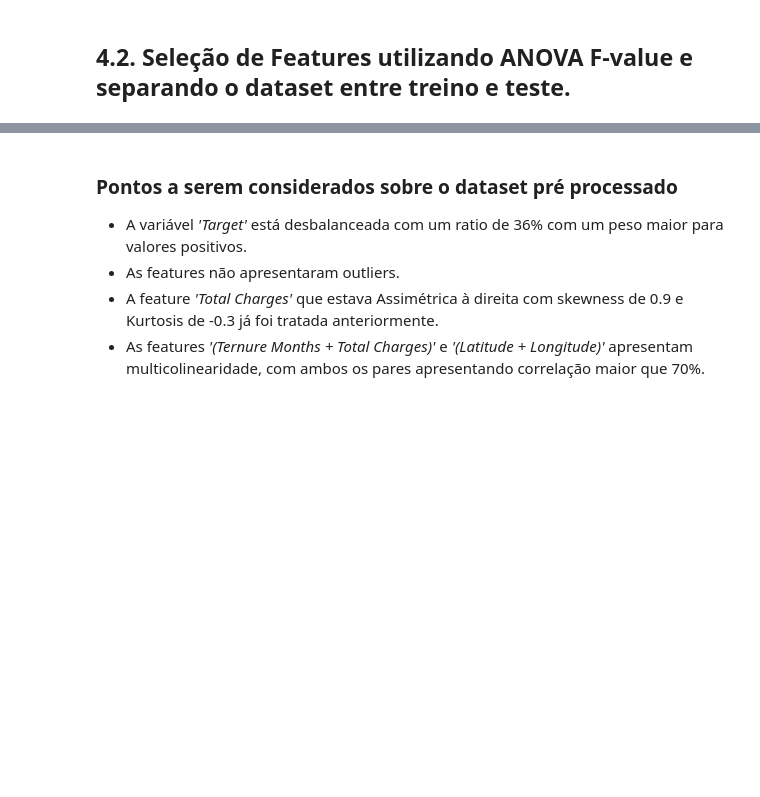
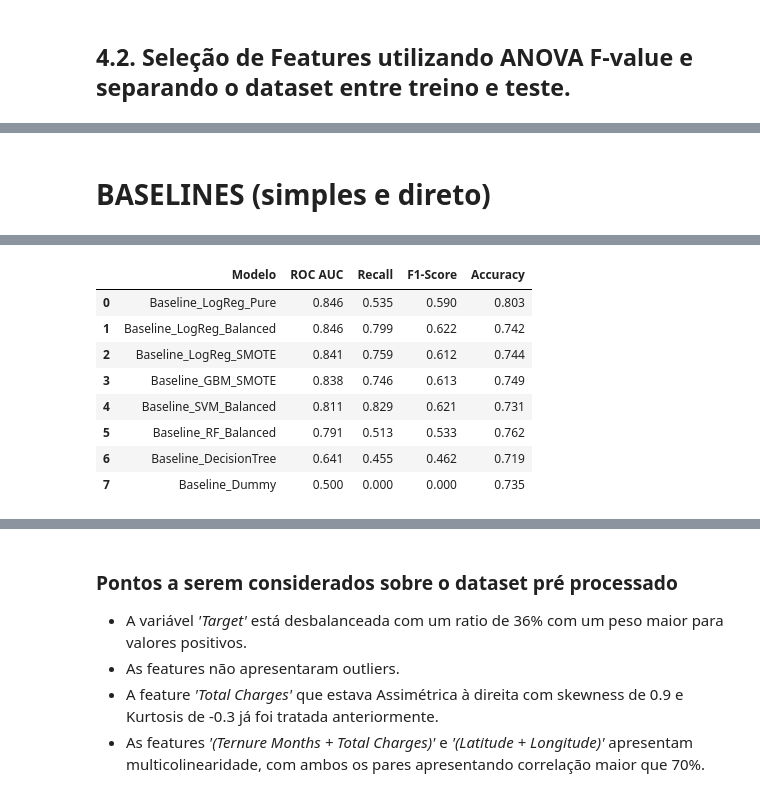
Before and after one commit to fiap-postech-ml-engineering/ml-churn-prediction, a Jupyter notebook: notebooks/02_baselines.ipynb, the cells around one changed output, grey strips where cells are left out. Cells and saved outputs as stored; diff of their text form; code cells hidden in the pictures; blank space fills up the shorter version.

```diff
--- a/notebooks/02_baselines.ipynb
+++ b/notebooks/02_baselines.ipynb
@@ -487,0 +311,58 @@ As 25 features selecionadas serão utilizadas em todos os modelos subsequentes.
+# %% [markdown]
+# BASELINES (simples e direto)
+# %%
+# 1. Preparação do SMOTE apenas nos dados de treino selecionados
+smote = SMOTE(random_state=RANDOM_SEED)
+X_train_smote, y_train_smote = smote.fit_resample(X_train_selected, y_train)
+
+# 2. Configuração dos experimentos
+# Estrutura: (Nome do Run, Instância do Modelo, X_treino, y_treino, Família, Estratégia)
+baseline_configs = [
+    ("Baseline_Dummy", DummyClassifier(strategy="most_frequent"), X_train_selected, y_train, "baseline", "none"),
+    ("Baseline_LogReg_Pure", LogisticRegression(max_iter=1000, random_state=RANDOM_SEED), X_train_selected, y_train, "linear", "none"),
+    ("Baseline_LogReg_Balanced", LogisticRegression(max_iter=1000, class_weight="balanced", random_state=RANDOM_SEED), X_train_selected, y_train, "linear", "balanced"),
+    ("Baseline_LogReg_SMOTE", LogisticRegression(max_iter=1000, random_state=RANDOM_SEED), X_train_smote, y_train_smote, "linear", "smote"),
+    ("Baseline_DecisionTree", DecisionTreeClassifier(random_state=RANDOM_SEED), X_train_selected, y_train, "tree", "none"),
+    ("Baseline_RF_Balanced", RandomForestClassifier(class_weight="balanced", random_state=RANDOM_SEED), X_train_selected, y_train, "ensemble", "balanced"),
+    ("Baseline_GBM_SMOTE", GradientBoostingClassifier(random_state=RANDOM_SEED), X_train_smote, y_train_smote, "ensemble", "smote"),
+    ("Baseline_SVM_Balanced", Pipeline([("scaler", StandardScaler()), ("model", SVC(probability=True, class_weight="balanced", random_state=RANDOM_SEED))]), X_train_selected, y_train, "svm", "balanced")
+]
+
+baseline_results = []
+
+print(f"🚀 Iniciando Baselines e logando no MLflow...\n")
+
+# 3. Loop de execução chamando a sua função train_and_log_model
+for run_name, model_obj, xtr, ytr, family, strategy in baseline_configs:
+
+    # Chama a sua função de treino e log (ela já imprime os resultados no console)
+    trained_m = train_and_log_model(
+        model=model_obj,
+        run_name=run_name,
+        stage="baseline",
+        model_family=family,
+        sampling_strategy=strategy,
+        X_tr=xtr,
+        y_tr=ytr,
+        X_te=X_test_selected,
+        y_te=y_test,
+        log_model=False # Deixamos False nos baselines para não gerar muitos arquivos
+    )
+
+    # Coleta métricas para a tabela comparativa final do notebook
+    y_pred = trained_m.predict(X_test_selected)
+    y_proba = trained_m.predict_proba(X_test_selected)[:, 1] if hasattr(trained_m, "predict_proba") else y_pred
+
+    baseline_results.append({
+        "Modelo": run_name,
+        "ROC AUC": roc_auc_score(y_test, y_proba),
+        "Recall": recall_score(y_test, y_pred),
+        "F1-Score": f1_score(y_test, y_pred),
+        "Accuracy": accuracy_score(y_test, y_pred)
+    })
+    print("-" * 30)
+
+# 4. Exibição da Tabela Resumo
+results_df = pd.DataFrame(baseline_results).sort_values(by="ROC AUC", ascending=False)
+display(results_df.reset_index(drop=True).round(3))
+# %% [output]
@@ -487,0 +386,9 @@ As 25 features selecionadas serão utilizadas em todos os modelos subsequentes.
+|  | Modelo | ROC AUC | Recall | F1-Score | Accuracy |
+| 0 | Baseline_LogReg_Pure | 0.846 | 0.535 | 0.590 | 0.803 |
+| 1 | Baseline_LogReg_Balanced | 0.846 | 0.799 | 0.622 | 0.742 |
+| 2 | Baseline_LogReg_SMOTE | 0.841 | 0.759 | 0.612 | 0.744 |
+| 3 | Baseline_GBM_SMOTE | 0.838 | 0.746 | 0.613 | 0.749 |
+| 4 | Baseline_SVM_Balanced | 0.811 | 0.829 | 0.621 | 0.731 |
+| 5 | Baseline_RF_Balanced | 0.791 | 0.513 | 0.533 | 0.762 |
+| 6 | Baseline_DecisionTree | 0.641 | 0.455 | 0.462 | 0.719 |
+| 7 | Baseline_Dummy | 0.500 | 0.000 | 0.000 | 0.735 |
```
Also changed, not shown: parts of 50 cells of this notebook, 30 other files.
